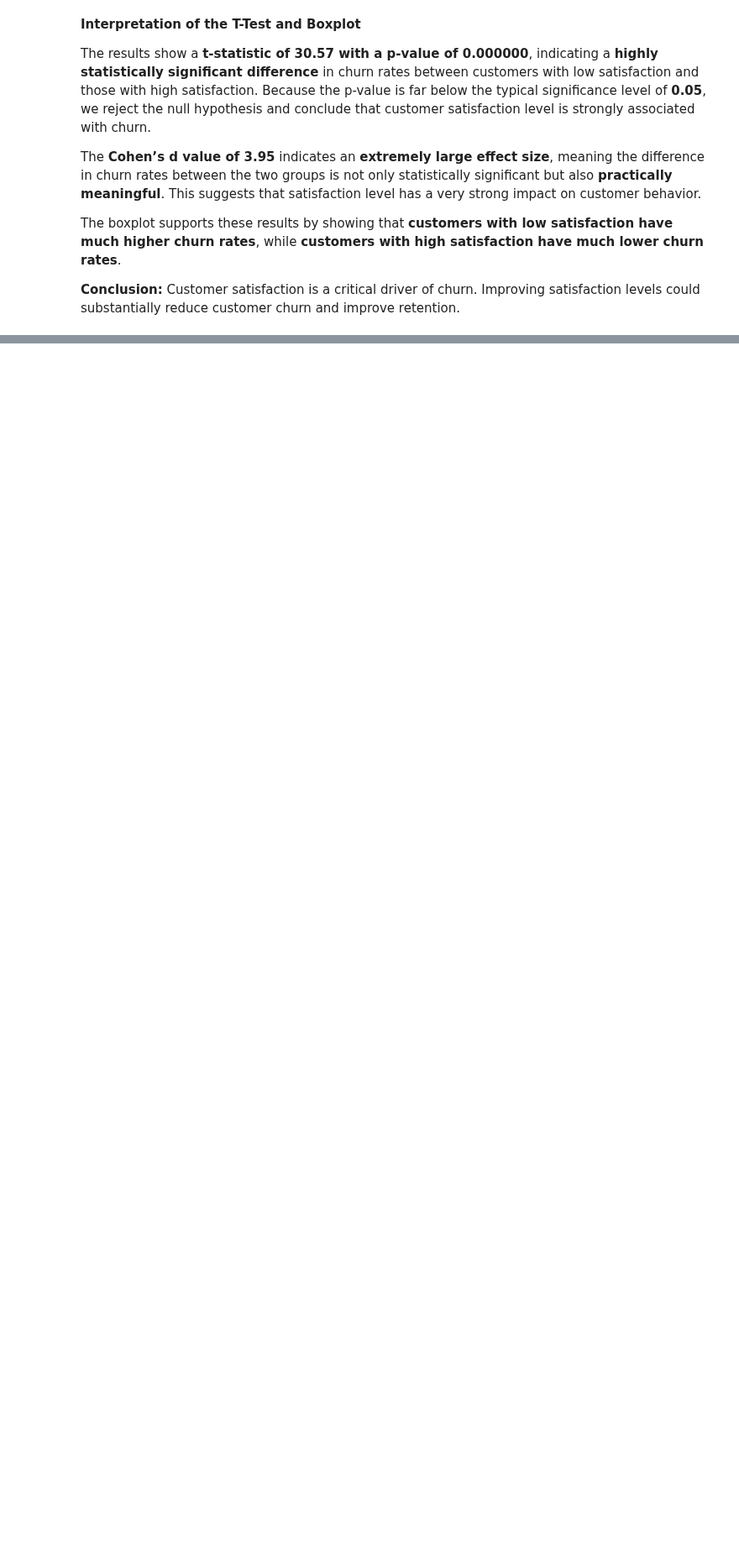
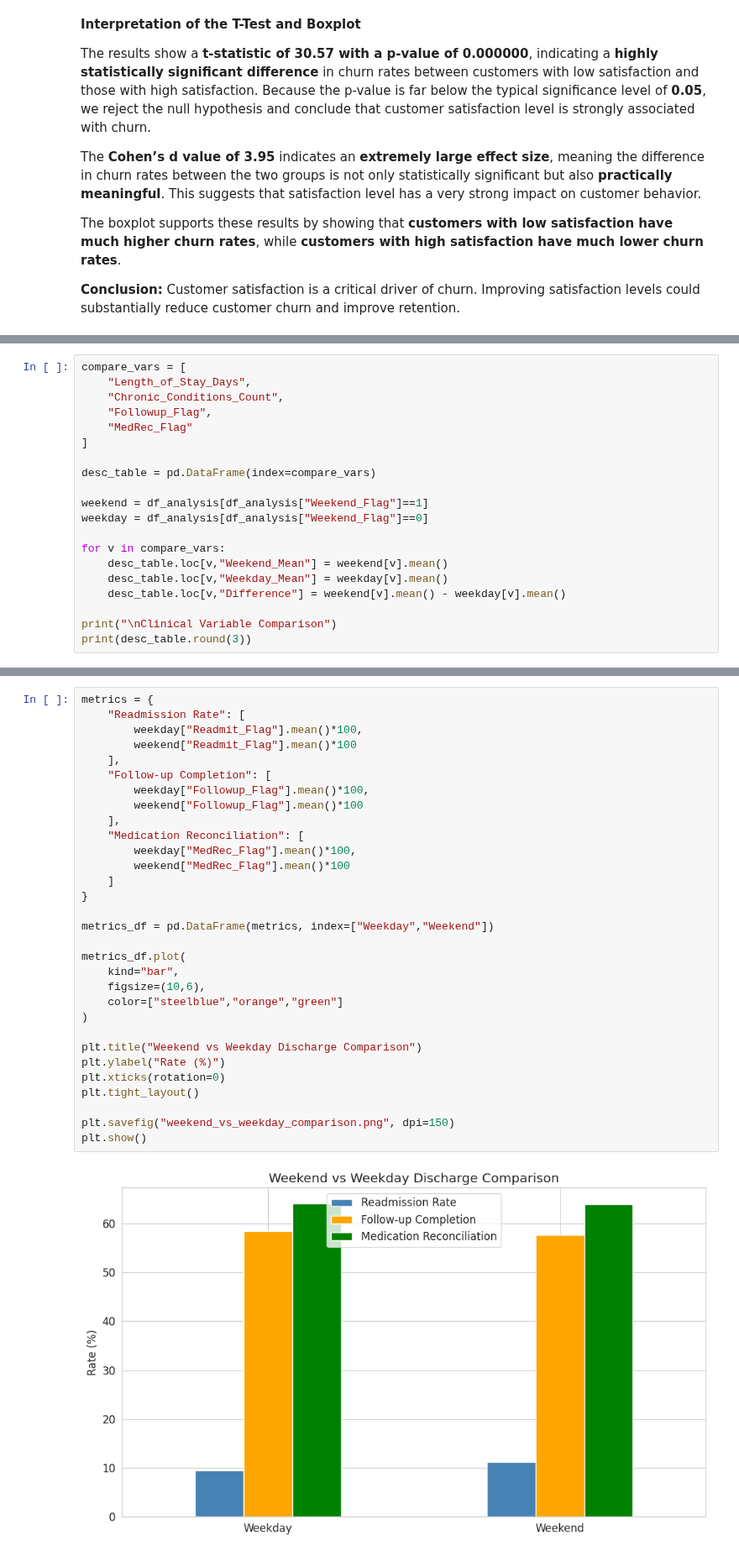
Before and after one commit to hawa1983/MG-628, a Jupyter notebook: Midterm_Regression_Project.ipynb, the cells around one changed output, grey strips where cells are left out. Shown at 84% size. Drawn from its saved outputs; the diff is of its cells as text; blank space fills up the shorter version.

```diff
--- a/Midterm_Regression_Project.ipynb
+++ b/Midterm_Regression_Project.ipynb
@@ -1050,0 +1625,20 @@ The boxplot supports these results by showing that **customers with low satisfac
+# %%
+compare_vars = [
+    "Length_of_Stay_Days",
+    "Chronic_Conditions_Count",
+    "Followup_Flag",
+    "MedRec_Flag"
+]
+
+desc_table = pd.DataFrame(index=compare_vars)
+
+weekend = df_analysis[df_analysis["Weekend_Flag"]==1]
+weekday = df_analysis[df_analysis["Weekend_Flag"]==0]
+
+for v in compare_vars:
+    desc_table.loc[v,"Weekend_Mean"] = weekend[v].mean()
+    desc_table.loc[v,"Weekday_Mean"] = weekday[v].mean()
+    desc_table.loc[v,"Difference"] = weekend[v].mean() - weekday[v].mean()
+
+print("\nClinical Variable Comparison")
+print(desc_table.round(3))
@@ -1050,0 +1741,33 @@ The boxplot supports these results by showing that **customers with low satisfac
+# %%
+metrics = {
+    "Readmission Rate": [
+        weekday["Readmit_Flag"].mean()*100,
+        weekend["Readmit_Flag"].mean()*100
+    ],
+    "Follow-up Completion": [
+        weekday["Followup_Flag"].mean()*100,
+        weekend["Followup_Flag"].mean()*100
+    ],
+    "Medication Reconciliation": [
+        weekday["MedRec_Flag"].mean()*100,
+        weekend["MedRec_Flag"].mean()*100
+    ]
+}
+
+metrics_df = pd.DataFrame(metrics, index=["Weekday","Weekend"])
+
+metrics_df.plot(
+    kind="bar",
+    figsize=(10,6),
+    color=["steelblue","orange","green"]
+)
+
+plt.title("Weekend vs Weekday Discharge Comparison")
+plt.ylabel("Rate (%)")
+plt.xticks(rotation=0)
+plt.tight_layout()
+
+plt.savefig("weekend_vs_weekday_comparison.png", dpi=150)
+plt.show()
+# %% [output]
+[figure, added]
```
Also changed, not shown: parts of 47 cells of this notebook.
